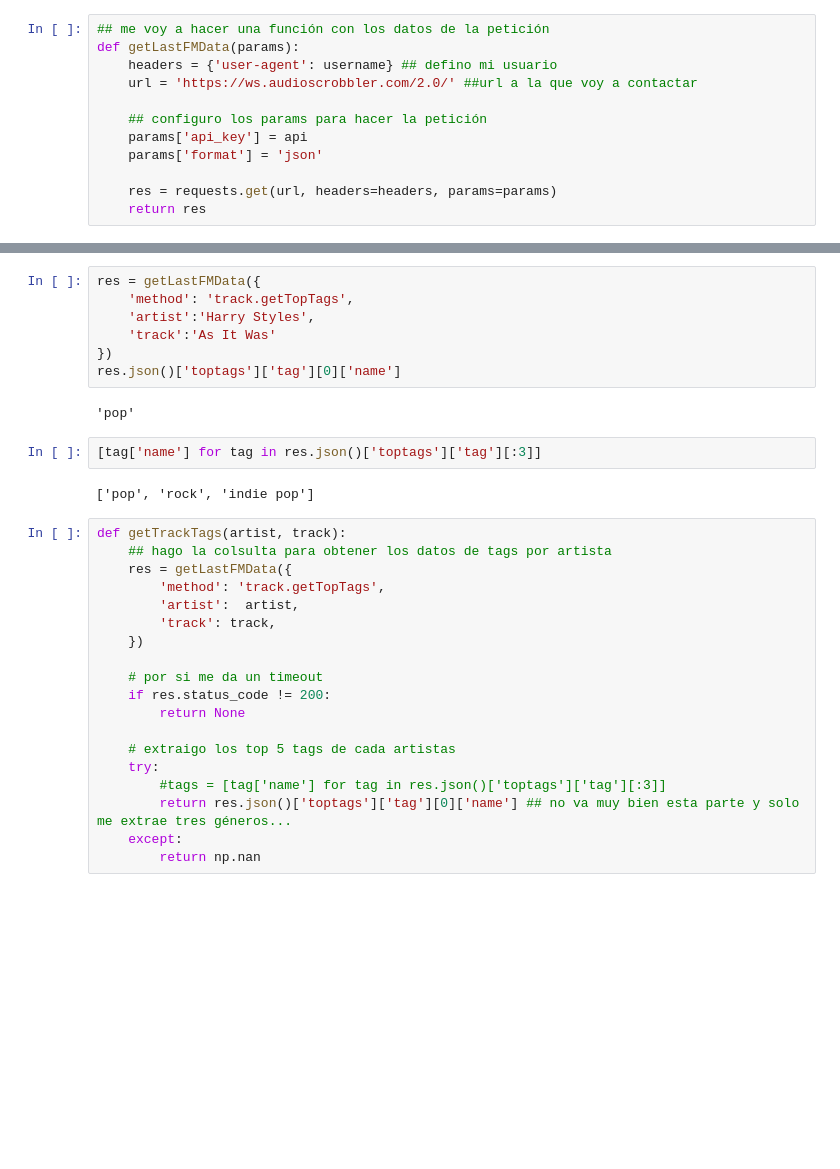
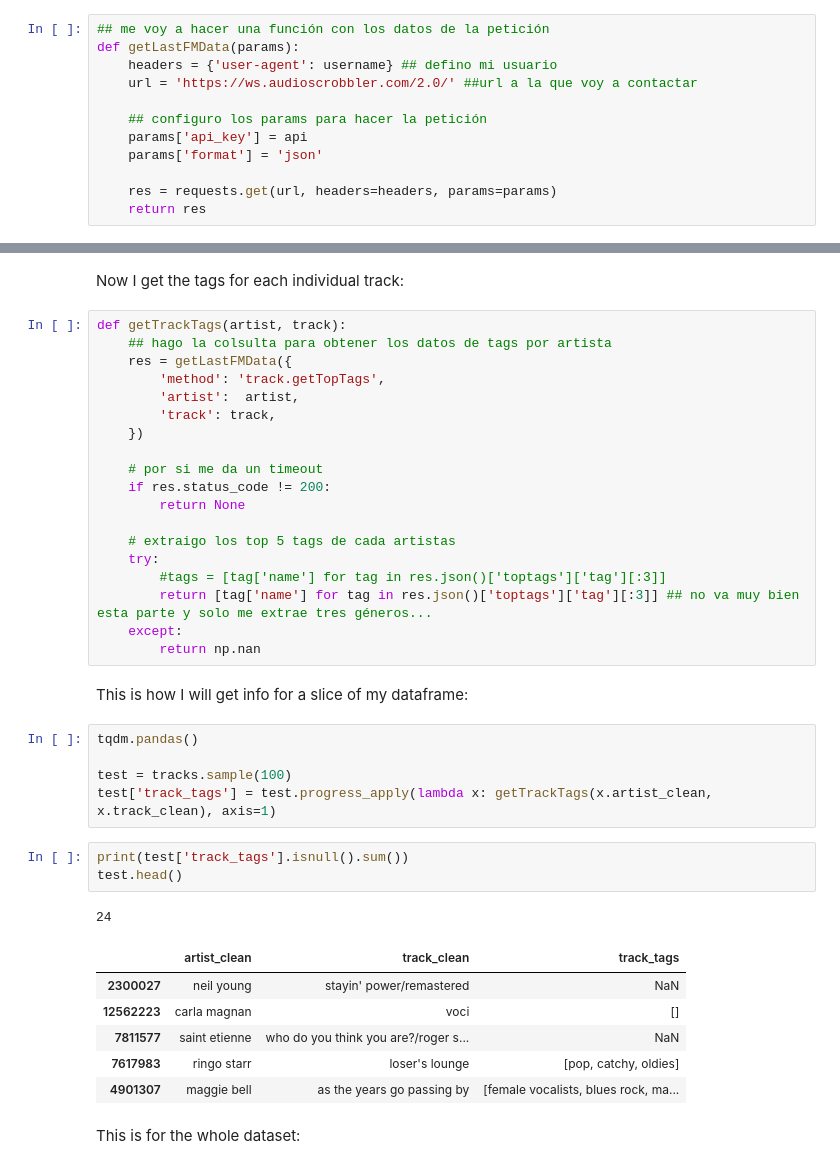
Before and after one commit to annassanchez/ETL_project, a Jupyter notebook: notebooks/2-call_api_lastfm.ipynb, the cells around one changed output, grey strips where cells are left out. Cells and saved outputs as stored; diff of their text form; blank space fills up the shorter version.

```diff
--- a/notebooks/2-call_api_lastfm.ipynb
+++ b/notebooks/2-call_api_lastfm.ipynb
@@ -279,16 +114,5 @@ Extraigo ahora los top géneros de cada canción con `'artist.getTopTags'` ( htt
-# %%
-res = getLastFMData({
-    'method': 'track.getTopTags',
-    'artist':'Harry Styles',
-    'track':'As It Was'
-})
-res.json()['toptags']['tag'][0]['name']
-# %% [output]
-'pop'
-# %%
-[tag['name'] for tag in res.json()['toptags']['tag'][:3]]
-# %% [output]
-['pop', 'rock', 'indie pop']
+# %% [markdown]
+Now I get the tags for each individual track:
 # %%
 def getTrackTags(artist, track):
     ## hago la colsulta para obtener los datos de tags por artista
@@ -305,9 +129,29 @@ def getTrackTags(artist, track):
     # extraigo los top 5 tags de cada artistas
     try:
         #tags = [tag['name'] for tag in res.json()['toptags']['tag'][:3]]
-        return res.json()['toptags']['tag'][0]['name'] ## no va muy bien esta parte y solo me extrae tres géneros...
+        return [tag['name'] for tag in res.json()['toptags']['tag'][:3]] ## no va muy bien esta parte y solo me extrae tres géneros...
     except:
         return np.nan
+# %% [markdown]
+This is how I will get info for a slice of my dataframe:
+# %%
+tqdm.pandas()
+
+test = tracks.sample(100)
+test['track_tags'] = test.progress_apply(lambda x: getTrackTags(x.artist_clean, x.track_clean), axis=1)
+# %%
+print(test['track_tags'].isnull().sum())
+test.head()
+# %% [output]
+24
+|  | artist_clean | track_clean | track_tags |
+| 2300027 | neil young | stayin' power/remastered | NaN |
+| 12562223 | carla magnan | voci | [] |
+| 7811577 | saint etienne | who do you think you are?/roger s... | NaN |
+| 7617983 | ringo starr | loser's lounge | [pop, catchy, oldies] |
+| 4901307 | maggie bell | as the years go passing by | [female vocalists, blues rock, ma... |
+# %% [markdown]
+This is for the whole dataset:
 # %%
 tqdm.pandas()
 
```
Also changed, not shown: parts of 48 cells of this notebook.
